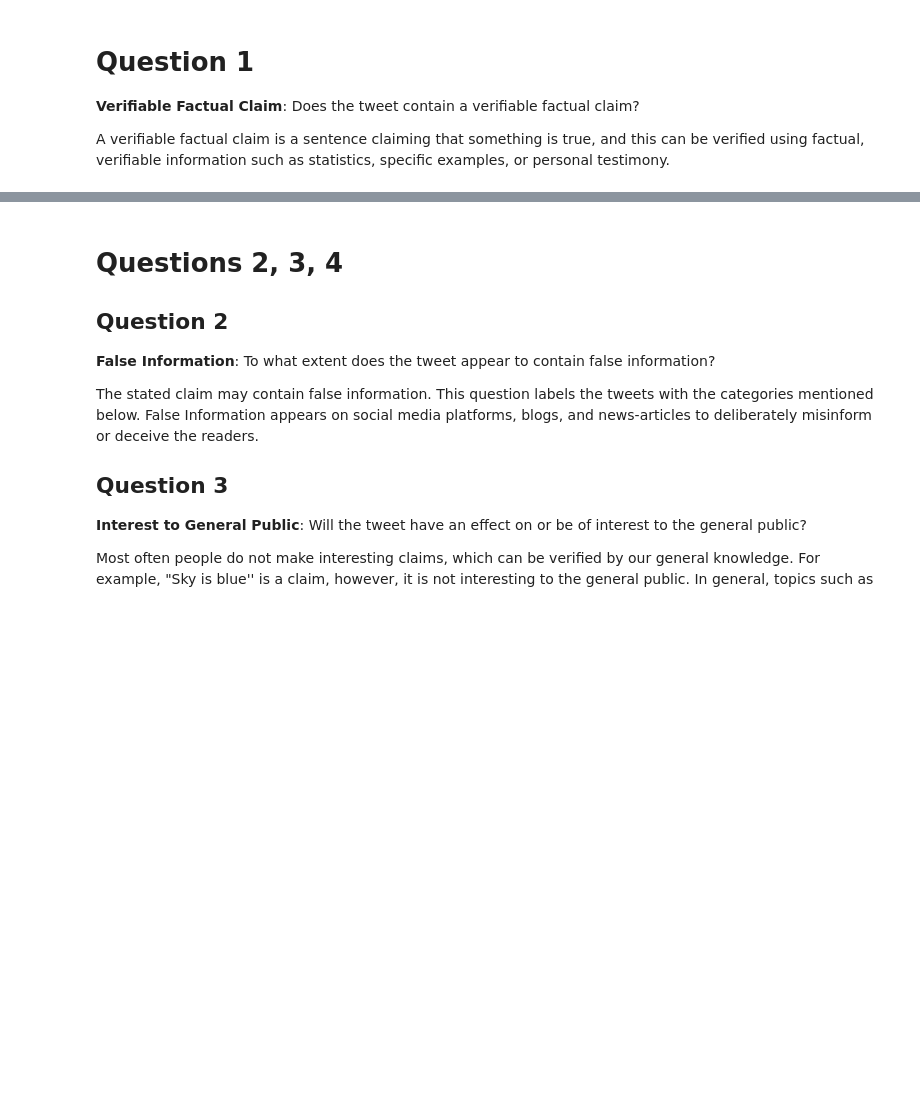
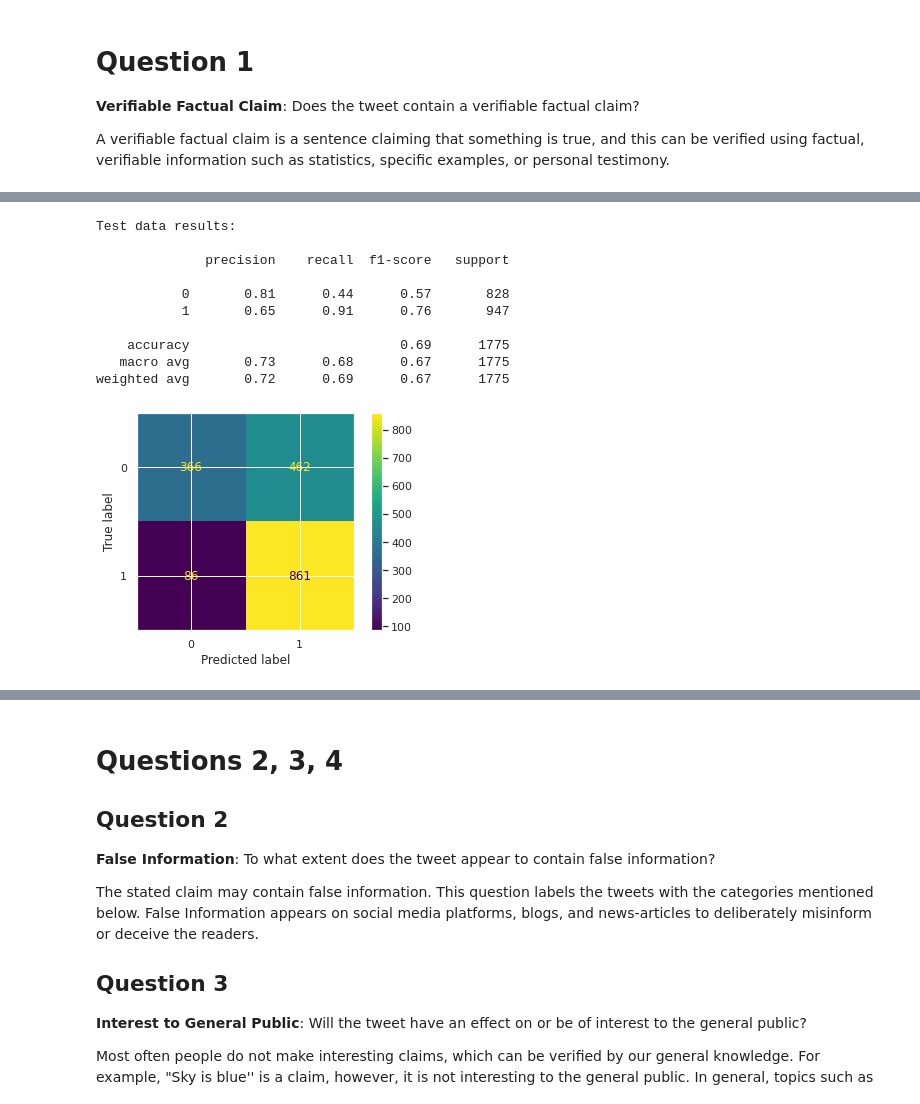
Before and after one commit to andabuinoschi/RN4NLP, a Jupyter notebook: NLP_NAIVE_BAYES_AND_BERT_TRANSFER_LEARNING.ipynb, the cells around one changed output, grey strips where cells are left out. Saved outputs shown, nothing was run; the diff lists cells and outputs as text; code cells hidden in the pictures; blank space fills up the shorter version.

```diff
--- a/NLP_NAIVE_BAYES_AND_BERT_TRANSFER_LEARNING.ipynb
+++ b/NLP_NAIVE_BAYES_AND_BERT_TRANSFER_LEARNING.ipynb
@@ -110,0 +210,6 @@ q1_y_test = le.transform(test.q1_label.values)
+# %%
+model = get_best_model_for_different_alpha_values(x_train_augmented, q1_y_train_augmented, x_test, q1_y_test)
+
+print("Test data results: \n")
+print_metrics(model, x_test, q1_y_test)
+# %% [output]
@@ -110,0 +217,11 @@ q1_y_test = le.transform(test.q1_label.values)
+Test data results:
+
+              precision    recall  f1-score   support
+
+           0       0.81      0.44      0.57       828
+           1       0.65      0.91      0.76       947
+
+    accuracy                           0.69      1775
+   macro avg       0.73      0.68      0.67      1775
+weighted avg       0.72      0.69      0.67      1775
+[figure, added]
```
Also changed, not shown: parts of 13 cells of this notebook.
